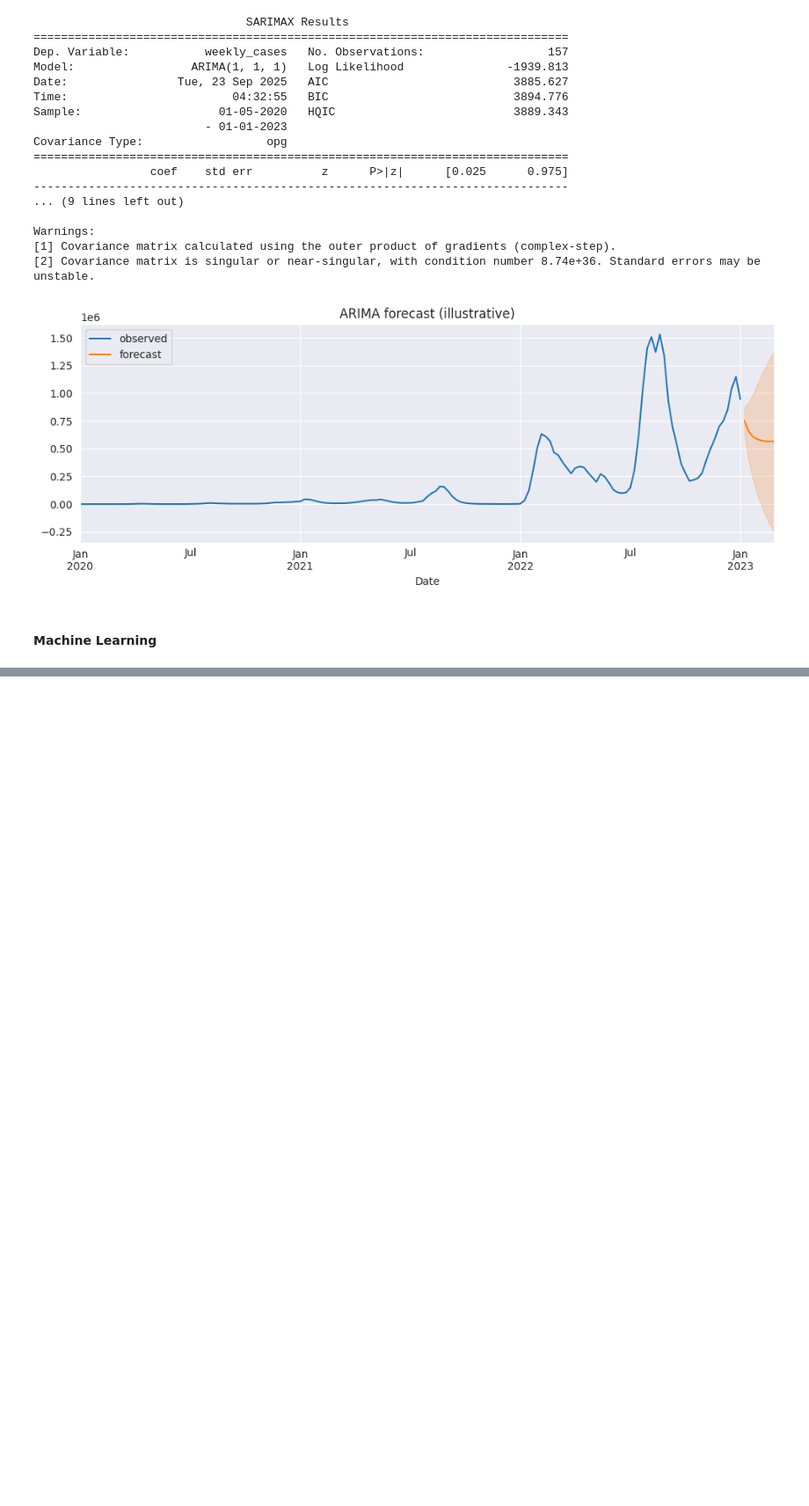
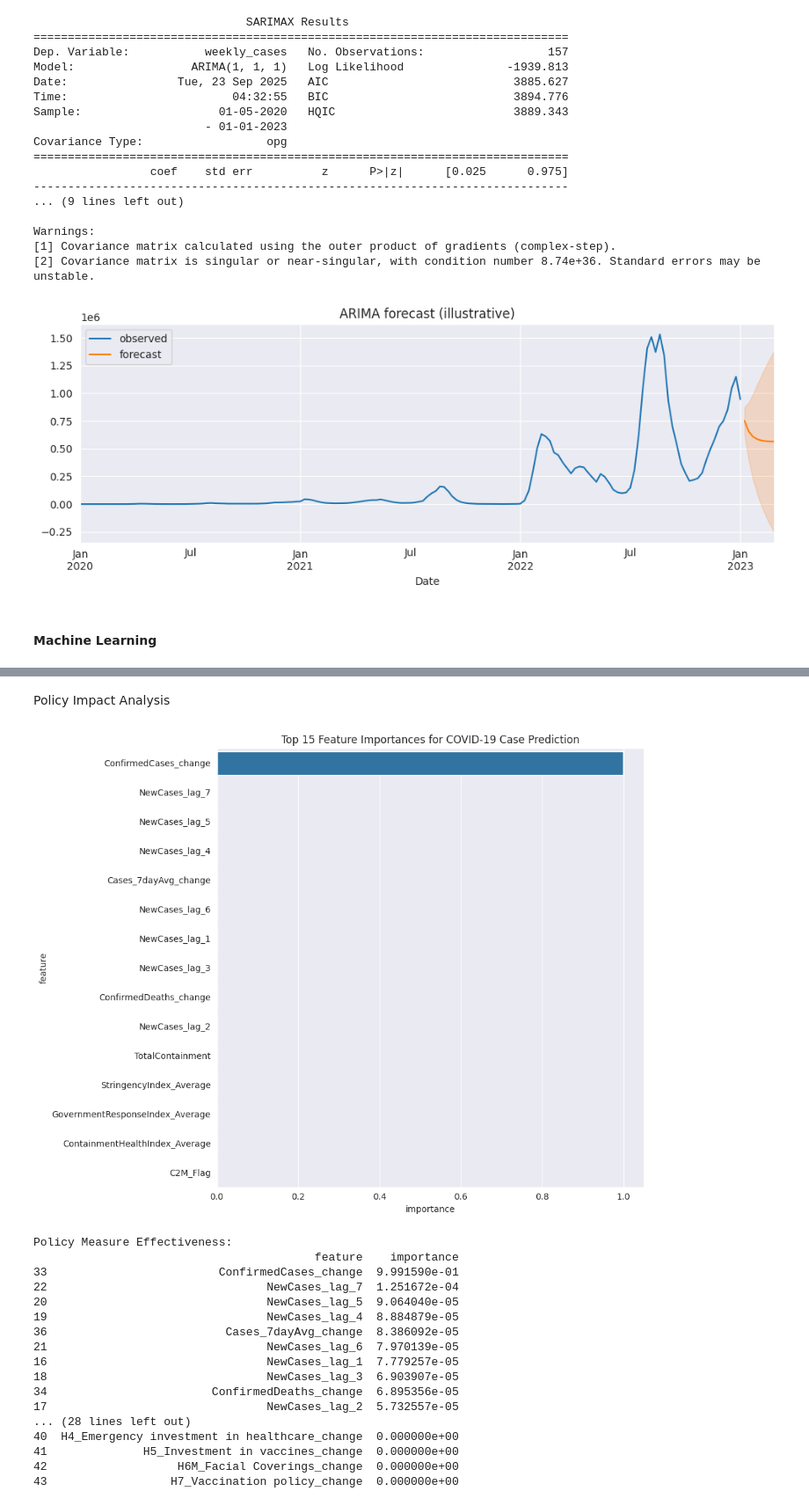
Before and after one commit to chipojaya1/myNEBDHub, a Jupyter notebook: Japan_case_study_Milestone_#2.ipynb, the cells around one changed output, grey strips where cells are left out. Shown at 88% size. Cells and saved outputs as stored; diff of their text form; code cells hidden in the pictures; blank space fills up the shorter version.

```diff
--- a/Japan_case_study_Milestone_#2.ipynb
+++ b/Japan_case_study_Milestone_#2.ipynb
@@ -157,0 +237,18 @@ Warnings:
+# %%
+from sklearn.model_selection import TimeSeriesSplit
+from sklearn.preprocessing import StandardScaler
+
+# Define features and target
+feature_cols = [col for col in df_ml.columns if 'lag' in col or 'Index' in col or
+                'Containment' in col or 'Health' in col or 'change' in col]
+target_col = 'NewCases'
+
+X = df_ml[feature_cols]
+y = df_ml[target_col]
+
+# Time-series aware split
+tscv = TimeSeriesSplit(n_splits=5)
+scaler = StandardScaler()
+
+# Scale features
+X_scaled = scaler.fit_transform(X)
@@ -157,0 +305,43 @@ Warnings:
+# %% [markdown]
+Policy Impact Analysis
+# %%
+# Feature importance analysis
+best_model = RandomForestRegressor(n_estimators=100, random_state=42)
+best_model.fit(X_scaled, y)
+
+feature_importance = pd.DataFrame({
+    'feature': feature_cols,
+    'importance': best_model.feature_importances_
+}).sort_values('importance', ascending=False)
+
+plt.figure(figsize=(10, 8))
+sns.barplot(data=feature_importance.head(15), y='feature', x='importance')
+plt.title('Top 15 Feature Importances for COVID-19 Case Prediction')
+plt.tight_layout()
+plt.show()
+
+# Analyze policy effectiveness
+policy_features = [col for col in feature_cols if any(x in col for x in ['C', 'H', 'Stringency', 'Containment'])]
+policy_importance = feature_importance[feature_importance['feature'].isin(policy_features)]
+
+print("Policy Measure Effectiveness:")
+print(policy_importance)
+# %% [output]
+[figure, added]
+Policy Measure Effectiveness:
+                                         feature    importance
+33                         ConfirmedCases_change  9.991590e-01
+22                                NewCases_lag_7  1.251672e-04
+20                                NewCases_lag_5  9.064040e-05
+19                                NewCases_lag_4  8.884879e-05
+36                          Cases_7dayAvg_change  8.386092e-05
+21                                NewCases_lag_6  7.970139e-05
+16                                NewCases_lag_1  7.779257e-05
+18                                NewCases_lag_3  6.903907e-05
+34                        ConfirmedDeaths_change  6.895356e-05
+17                                NewCases_lag_2  5.732557e-05
+... (28 lines left out)
+40  H4_Emergency investment in healthcare_change  0.000000e+00
+41              H5_Investment in vaccines_change  0.000000e+00
+42                   H6M_Facial Coverings_change  0.000000e+00
+43                  H7_Vaccination policy_change  0.000000e+00
```
Also changed, not shown: parts of 14 cells of this notebook.
